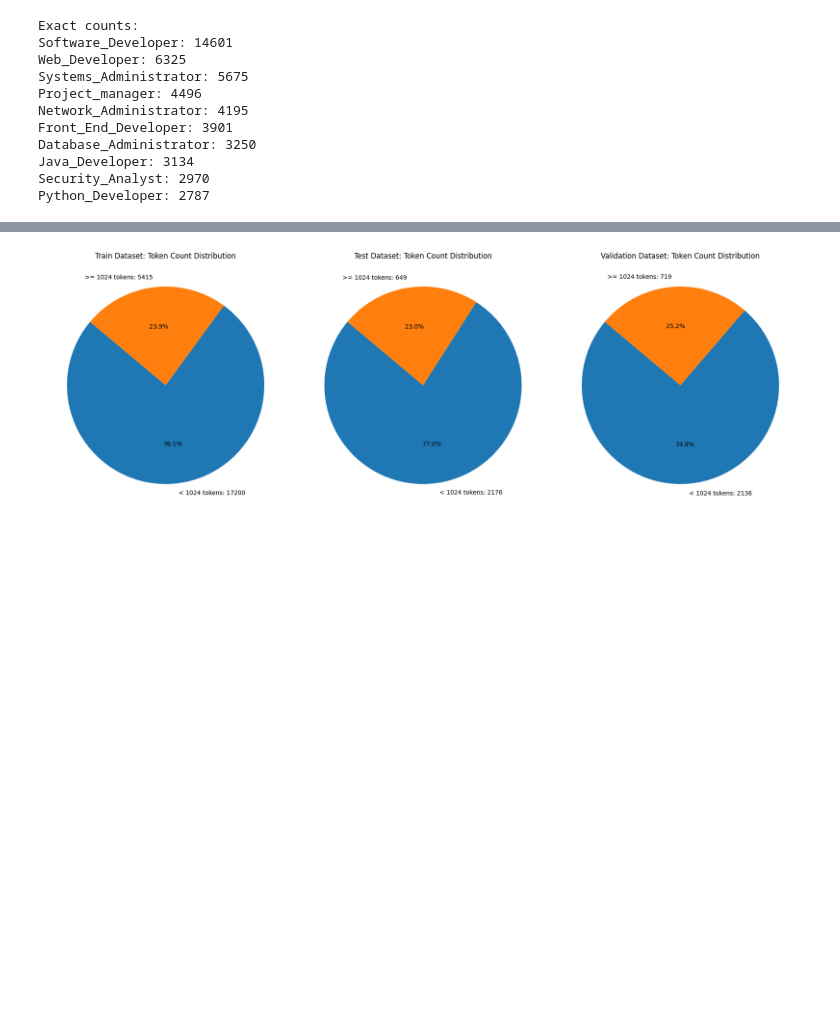
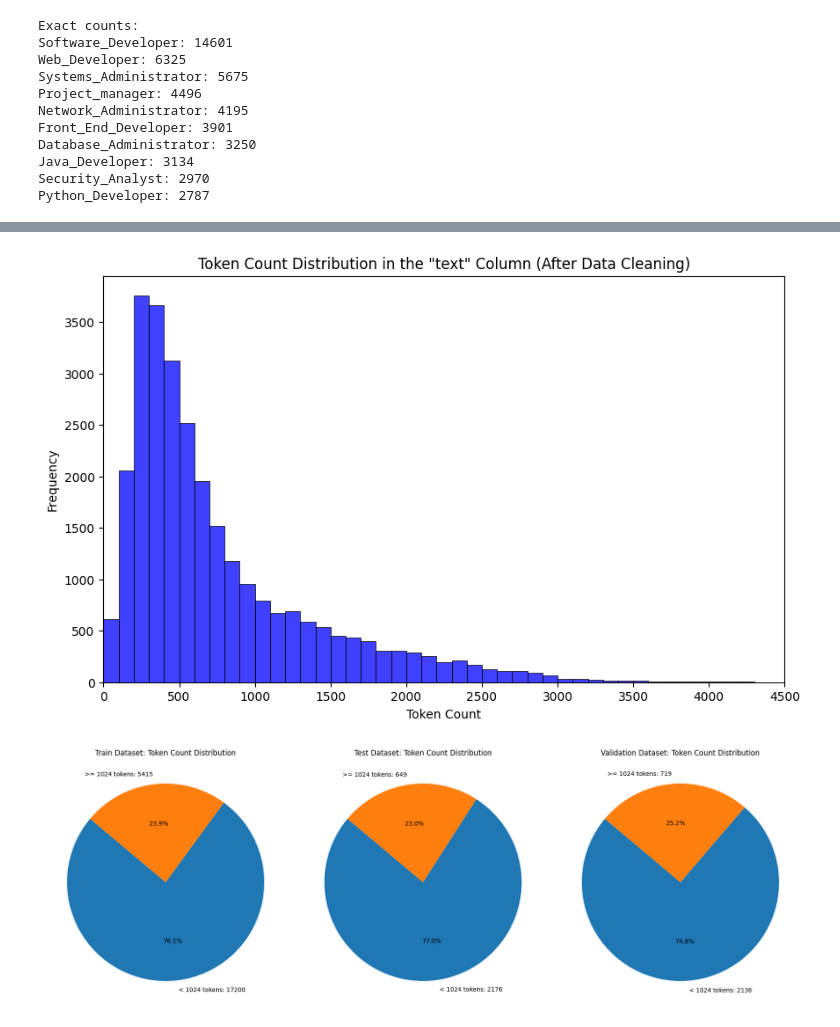
Before and after one commit to PhanQuocTrung18/SMART4IT-Resume-Classification, a Jupyter notebook: visualize_data_cleaned.ipynb, the cells around one changed output, grey strips where cells are left out. Drawn from its saved outputs; the diff is of its cells as text; code cells hidden in the pictures; blank space fills up the shorter version.

```diff
--- a/visualize_data_cleaned.ipynb
+++ b/visualize_data_cleaned.ipynb
@@ -68,3 +91,26 @@ Python_Developer: 2787
+# %%
+file_path = './rawdata/data_cleaned.csv'
+df = pd.read_csv(file_path)
+
+def simple_tokenizer(text):
+    tokens = re.findall(r'\b\w+\b', str(text))
+    return tokens
+
+df['token_count'] = df['text'].apply(lambda x: len(simple_tokenizer(x)))
+
+bin_size = 100
+max_token = df['token_count'].max()
+bins = range(0, max_token + bin_size, bin_size)
+
+plt.figure(figsize=(10, 6))
+sns.histplot(df['token_count'], bins=bins, kde=False, color='blue')
+plt.title('Token Count Distribution in the "text" Column (After Data Cleaning)')
+plt.xlabel('Token Count')
+plt.ylabel('Frequency')
+plt.xlim(0, 4500)
+plt.show()
+# %% [output]
+[figure, added]
 # %%
 # Load the datasets from the CSV files
 train_file_path = r'C:\Users\LAPTOP\Desktop\Multi-label-resume-classification\Preprocessing\data\train.csv'
```
Also changed, not shown: parts of 2 cells of this notebook.
